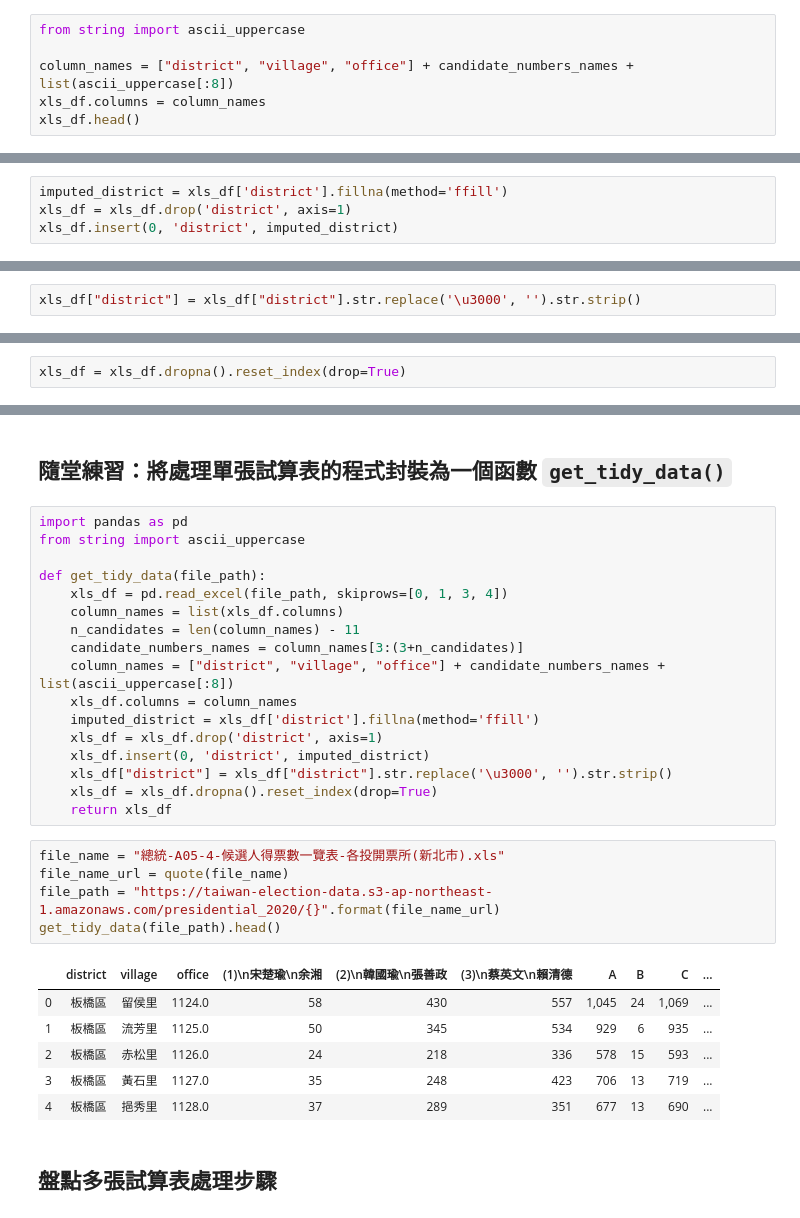
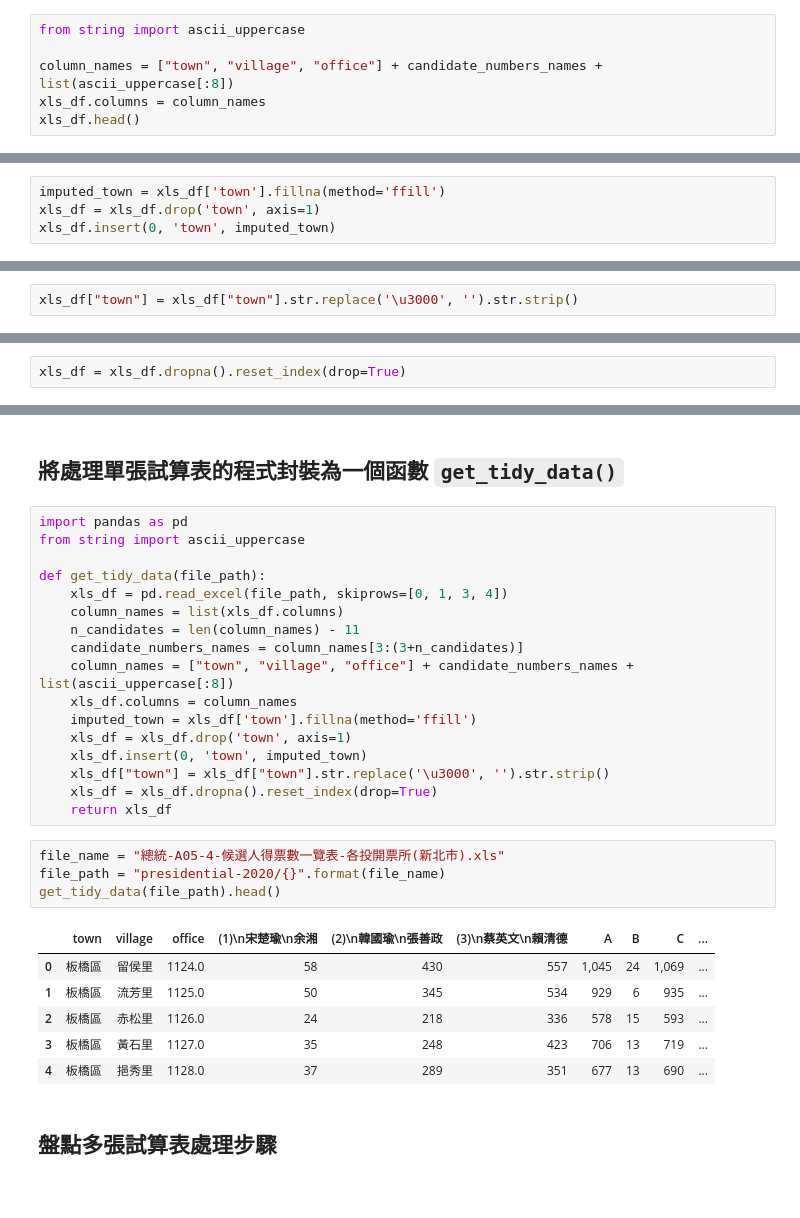
Before and after one commit to yaojenkuo/python-data-analysis, a Jupyter notebook: 05-pandas-data-wrangling.ipynb, the cells around one changed output, grey strips where cells are left out. Cells and saved outputs as stored; diff of their text form.

```diff
--- a/05-pandas-data-wrangling.ipynb
+++ b/05-pandas-data-wrangling.ipynb
@@ -86,7 +70,7 @@ print(candidate_numbers_names)
 # %%
 from string import ascii_uppercase
 
-column_names = ["district", "village", "office"] + candidate_numbers_names + list(ascii_uppercase[:8])
+column_names = ["town", "village", "office"] + candidate_numbers_names + list(ascii_uppercase[:8])
 xls_df.columns = column_names
 xls_df.head()
 # %% [output]
@@ -101,5 +85,5 @@ xls_df.head()
 # %%
-imputed_district = xls_df['district'].fillna(method='ffill')
-xls_df = xls_df.drop('district', axis=1)
-xls_df.insert(0, 'district', imputed_district)
+imputed_town = xls_df['town'].fillna(method='ffill')
+xls_df = xls_df.drop('town', axis=1)
+xls_df.insert(0, 'town', imputed_town)
 # %%
@@ -126,5 +110,5 @@ print(xls_df["district"].unique())
  '\u3000大同區' '\u3000萬華區' '\u3000文山區' '\u3000南港區' '\u3000內湖區' '\u3000士林區'
  '\u3000北投區']
 # %%
-xls_df["district"] = xls_df["district"].str.replace('\u3000', '').str.strip()
+xls_df["town"] = xls_df["town"].str.replace('\u3000', '').str.strip()
 # %%
@@ -146,7 +130,7 @@ xls_df.head()
 | 3 | 松山區 | 莊敬里 | 576.0 | 43 | 389 | 462 | 894 | 14 | 908 | ... |
 | 4 | 松山區 | 東榮里 | 577.0 | 38 | 431 | 545 | 1,014 | 18 | 1,032 | ... |
 # %% [markdown]
-## 隨堂練習：將處理單張試算表的程式封裝為一個函數 `get_tidy_data()`
+## 將處理單張試算表的程式封裝為一個函數 `get_tidy_data()`
 # %%
 import pandas as pd
 from string import ascii_uppercase
@@ -156,21 +140,20 @@ def get_tidy_data(file_path):
     column_names = list(xls_df.columns)
     n_candidates = len(column_names) - 11
     candidate_numbers_names = column_names[3:(3+n_candidates)]
-    column_names = ["district", "village", "office"] + candidate_numbers_names + list(ascii_uppercase[:8])
+    column_names = ["town", "village", "office"] + candidate_numbers_names + list(ascii_uppercase[:8])
     xls_df.columns = column_names
-    imputed_district = xls_df['district'].fillna(method='ffill')
-    xls_df = xls_df.drop('district', axis=1)
-    xls_df.insert(0, 'district', imputed_district)
-    xls_df["district"] = xls_df["district"].str.replace('\u3000', '').str.strip()
+    imputed_town = xls_df['town'].fillna(method='ffill')
+    xls_df = xls_df.drop('town', axis=1)
+    xls_df.insert(0, 'town', imputed_town)
+    xls_df["town"] = xls_df["town"].str.replace('\u3000', '').str.strip()
     xls_df = xls_df.dropna().reset_index(drop=True)
     return xls_df
 # %%
 file_name = "總統-A05-4-候選人得票數一覽表-各投開票所(新北市).xls"
-file_name_url = quote(file_name)
-file_path = "https://taiwan-election-data.s3-ap-northeast-1.amazonaws.com/presidential_2020/{}".format(file_name_url)
+file_path = "presidential-2020/{}".format(file_name)
 get_tidy_data(file_path).head()
 # %% [output]
-|  | district | village | office | (1)\n宋楚瑜\n余湘 | (2)\n韓國瑜\n張善政 | (3)\n蔡英文\n賴清德 | A | B | C | ... |
+|  | town | village | office | (1)\n宋楚瑜\n余湘 | (2)\n韓國瑜\n張善政 | (3)\n蔡英文\n賴清德 | A | B | C | ... |
 | 0 | 板橋區 | 留侯里 | 1124.0 | 58 | 430 | 557 | 1,045 | 24 | 1,069 | ... |
 | 1 | 板橋區 | 流芳里 | 1125.0 | 50 | 345 | 534 | 929 | 6 | 935 | ... |
 | 2 | 板橋區 | 赤松里 | 1126.0 | 24 | 218 | 336 | 578 | 15 | 593 | ... |
```
Also changed, not shown: parts of 34 cells of this notebook.
